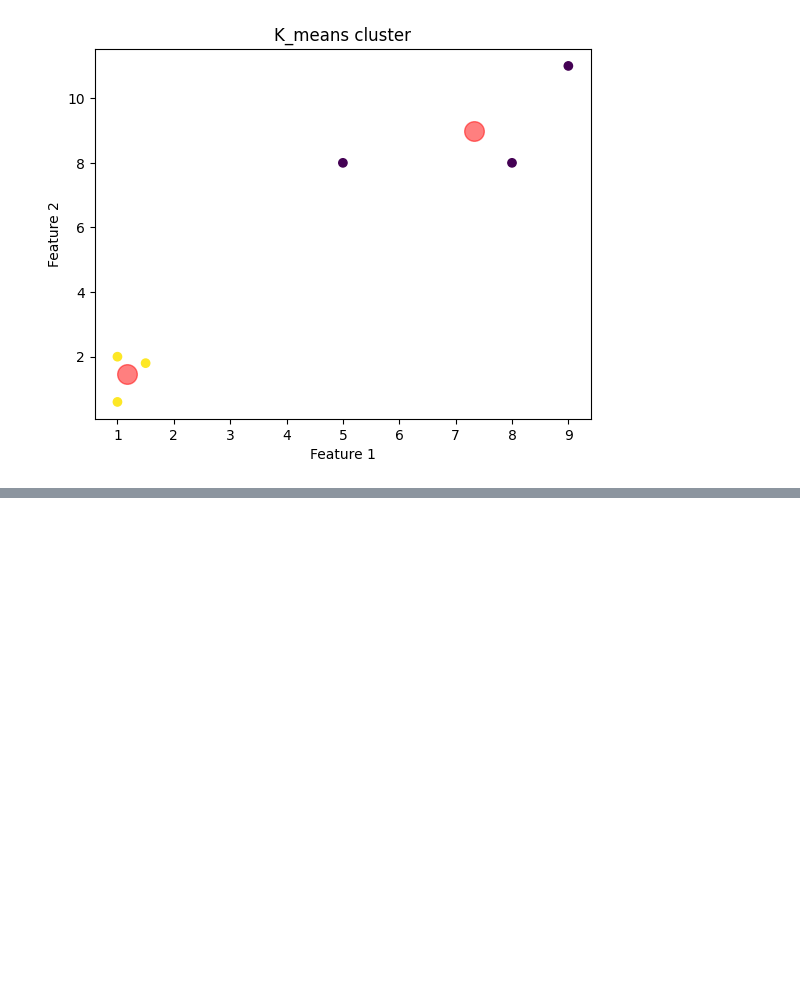
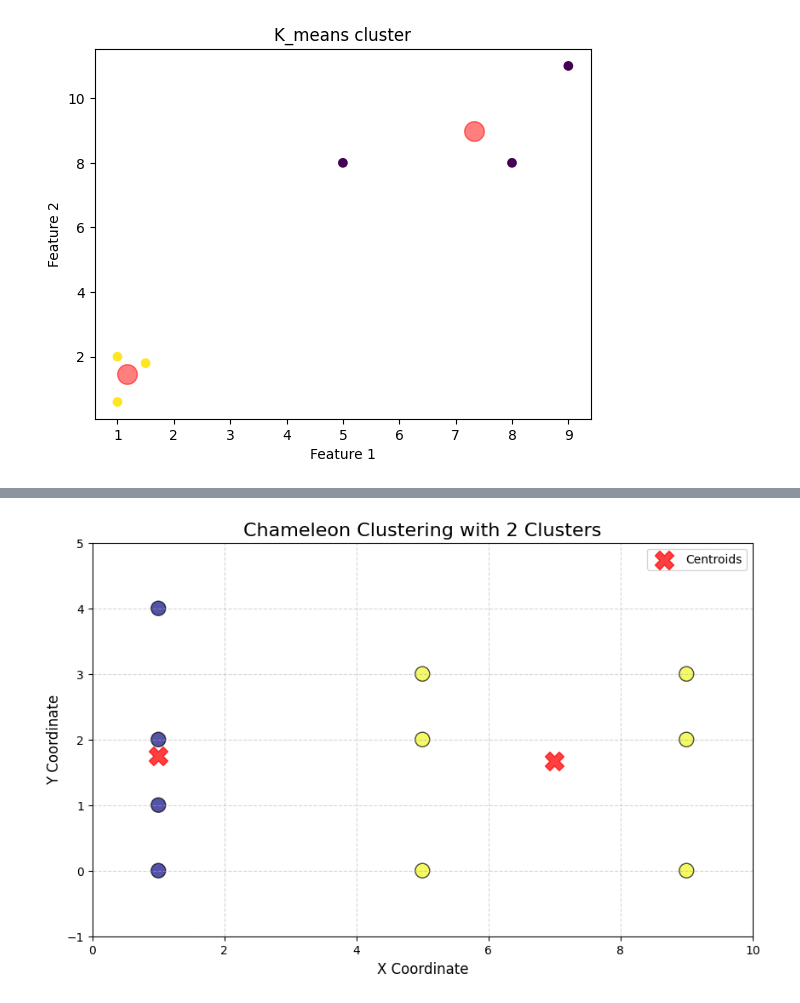
Before and after one commit to mohd-mortezazadeh/ML_Hub, a Jupyter notebook: Course/Unsupervise_learning.ipynb, the cells around one changed output, grey strips where cells are left out. Drawn from its saved outputs; the diff is of its cells as text; code cells hidden in the pictures; blank space fills up the shorter version.

```diff
--- a/Course/Unsupervise_learning.ipynb
+++ b/Course/Unsupervise_learning.ipynb
@@ -154,0 +334,68 @@ plt.show()
+# %%
+import numpy as np
+import matplotlib.pyplot as plt
+from sklearn.cluster import KMeans
+
+# داده‌ها را به صورت آرایه NumPy تعریف می‌کنیم
+data = np.array([
+    [1, 2],  # نقطه 1
+    [1, 4],  # نقطه 2
+    [1, 0],  # نقطه 3
+    [5, 2],  # نقطه 4
+    [5, 3],  # نقطه 5
+    [5, 0],  # نقطه 6
+    [9, 2],  # نقطه 7
+    [9, 3],  # نقطه 8
+    [9, 0],  # نقطه 9
+    [1, 1]   # نقطه 10
+])
+
+# تعیین تعداد خوشه‌ها برای خوشه‌بندی اولیه به 2
+num_initial_clusters = 2
+
+# خوشه‌بندی اولیه با K-Means
+kmeans = KMeans(n_clusters=num_initial_clusters)
+initial_labels = kmeans.fit_predict(data)
+
+# تابع برای ادغام خوشه‌ها
+def merge_clusters(data, labels, distance_threshold):
+    unique_labels = np.unique(labels)
+    new_labels = labels.copy()
+
+    # ادغام خوشه‌ها بر اساس فاصله
+    for i in range(len(unique_labels)):
+        for j in range(i + 1, len(unique_labels)):
+            if unique_labels[i] != unique_labels[j]:  # اگر خوشه‌ها متفاوت باشند
+                cluster_i = data[labels == unique_labels[i]]
+                cluster_j = data[labels == unique_labels[j]]
+                mean_i = np.mean(cluster_i, axis=0)
+                mean_j = np.mean(cluster_j, axis=0)
+
+                # محاسبه فاصله اقلیدسی بین خوشه‌ها
+                distance = np.linalg.norm(mean_i - mean_j)
+
+                if distance < distance_threshold:
+                    # ادغام خوشه‌ها
+                    new_labels[new_labels == unique_labels[j]] = unique_labels[i]
+
+    return new_labels
+
+# ادغام خوشه‌ها با آستانه فاصله کمتر
+distance_threshold = 3  # می‌توانید این فاصله را تنظیم کنید
+final_labels = merge_clusters(data, initial_labels, distance_threshold)
+
+# نمایش نتایج نهایی با طراحی بهبود یافته
+plt.figure(figsize=(10, 6))  # تغییر اندازه شکل
+plt.scatter(data[:, 0], data[:, 1], c=final_labels, s=150, cmap='plasma', edgecolor='k', alpha=0.7)  # اضافه کردن لبه‌ها و تنظیم اندازه
+centers = kmeans.cluster_centers_
+plt.scatter(centers[:, 0], centers[:, 1], c='red', s=250, alpha=0.75, marker='X', label='Centroids')  # نمایش مراکز
+plt.title("Chameleon Clustering with 2 Clusters", fontsize=16)
+plt.xlabel("X Coordinate", fontsize=12)
+plt.ylabel("Y Coordinate", fontsize=12)
+plt.grid(True, linestyle='--', alpha=0.5)  # بهبود شبکه
+plt.legend()
+plt.xlim(0, 10)  # تنظیم حدود محور X
+plt.ylim(-1, 5)  # تنظیم حدود محور Y
+plt.show()
+# %% [output]
+[figure, added]
```
Also changed, not shown: parts of 3 cells of this notebook, 2 other files.
